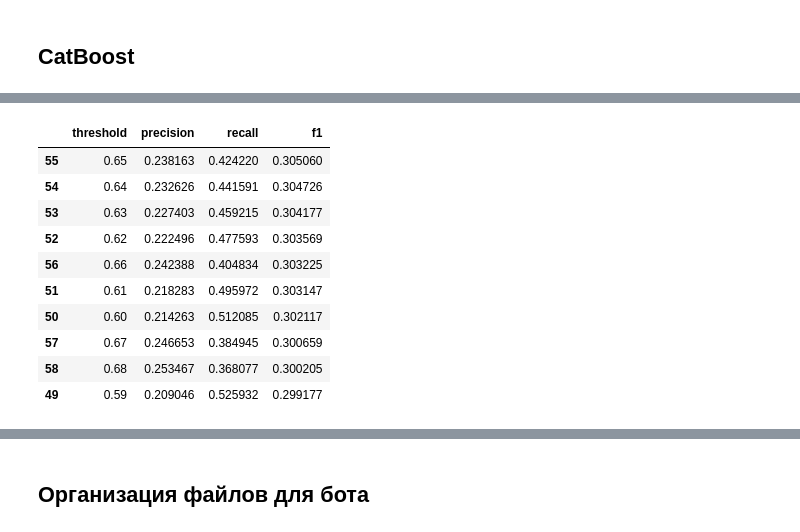
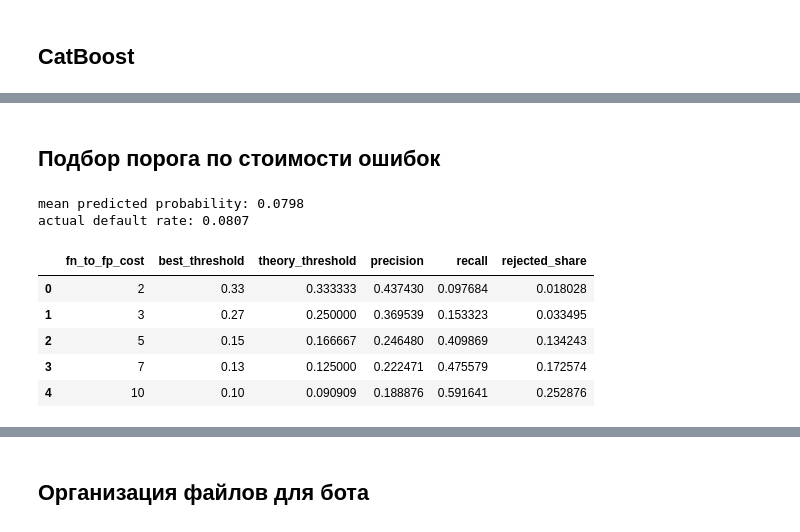
Before and after one commit to Twickitt/Credit-Scoring-Bot, a Jupyter notebook: notebooks/Credit-Scoring-Analysis.ipynb, the cells around one changed output, grey strips where cells are left out. Drawn from its saved outputs; the diff is of its cells as text; code cells hidden in the pictures.

```diff
--- a/notebooks/Credit-Scoring-Analysis.ipynb
+++ b/notebooks/Credit-Scoring-Analysis.ipynb
@@ -991,31 +937,48 @@ CatBoostClassifier(auto_class_weights='Balanced', depth=6, eval_metric='AUC', it
-# %%
-y_val_proba_balanced = cat_balanced.predict_proba(X_val)[:, 1]
-
-
-thresholds_balanced = np.arange(0.10, 0.91, 0.01)
-results_balanced = []
-
-for threshold in thresholds_balanced:
-    y_val_pred_balanced = (y_val_proba_balanced >= threshold).astype(int)
-
-    results_balanced.append({
-        'threshold': threshold,
-        'precision': precision_score(y_val, y_val_pred_balanced, zero_division=0),
-        'recall': recall_score(y_val, y_val_pred_balanced, zero_division=0),
-        'f1': f1_score(y_val, y_val_pred_balanced, zero_division=0)
-    })
-
-threshold_balanced_results = pd.DataFrame(results_balanced)
-threshold_balanced_results.sort_values('f1', ascending=False).head(10)
-# %% [output]
-|  | threshold | precision | recall | f1 |
-| 55 | 0.65 | 0.238163 | 0.424220 | 0.305060 |
-| 54 | 0.64 | 0.232626 | 0.441591 | 0.304726 |
-| 53 | 0.63 | 0.227403 | 0.459215 | 0.304177 |
-| 52 | 0.62 | 0.222496 | 0.477593 | 0.303569 |
-| 56 | 0.66 | 0.242388 | 0.404834 | 0.303225 |
-| 51 | 0.61 | 0.218283 | 0.495972 | 0.303147 |
-| 50 | 0.60 | 0.214263 | 0.512085 | 0.302117 |
-| 57 | 0.67 | 0.246653 | 0.384945 | 0.300659 |
-| 58 | 0.68 | 0.253467 | 0.368077 | 0.300205 |
-| 49 | 0.59 | 0.209046 | 0.525932 | 0.299177 |
+# %% [markdown]
+## Подбор порога по стоимости ошибок
+# %%
+# threshold selection based on the cost of errors
+# fn - missed defaulter (we lose part of the loan), fp - rejected good client (we lose the margin)
+# only the relative cost matters, so fp cost is fixed to 1 and fn cost = ratio
+
+y_val_proba = cat.predict_proba(X_val)[:, 1]
+
+# calibration sanity check: for a well calibrated model these two numbers are close
+print(f"mean predicted probability: {y_val_proba.mean():.4f}")
+print(f"actual default rate: {y_val.mean():.4f}")
+
+thresholds = np.arange(0.01, 0.51, 0.01)
+cost_ratios = [2, 3, 5, 7, 10]
+results = []
+
+for ratio in cost_ratios:
+    costs = []
+
+    for threshold in thresholds:
+        y_val_pred = (y_val_proba >= threshold).astype(int)
+        tn, fp, fn, tp = confusion_matrix(y_val, y_val_pred).ravel()
+        costs.append(fp + ratio * fn)
+
+    best_threshold = thresholds[np.argmin(costs)]
+    y_val_pred = (y_val_proba >= best_threshold).astype(int)
+
+    results.append({
+        'fn_to_fp_cost': ratio,
+        'best_threshold': best_threshold,
+        'theory_threshold': 1 / (1 + ratio),
+        'precision': precision_score(y_val, y_val_pred, zero_division=0),
+        'recall': recall_score(y_val, y_val_pred, zero_division=0),
+        'rejected_share': y_val_pred.mean()
+    })
+
+cost_results = pd.DataFrame(results)
+cost_results
+# %% [output]
+mean predicted probability: 0.0798
+actual default rate: 0.0807
+|  | fn_to_fp_cost | best_threshold | theory_threshold | precision | recall | rejected_share |
+| 0 | 2 | 0.33 | 0.333333 | 0.437430 | 0.097684 | 0.018028 |
+| 1 | 3 | 0.27 | 0.250000 | 0.369539 | 0.153323 | 0.033495 |
+| 2 | 5 | 0.15 | 0.166667 | 0.246480 | 0.409869 | 0.134243 |
+| 3 | 7 | 0.13 | 0.125000 | 0.222471 | 0.475579 | 0.172574 |
+| 4 | 10 | 0.10 | 0.090909 | 0.188876 | 0.591641 | 0.252876 |
```
Also changed, not shown: parts of 17 cells of this notebook, 35 other files.
